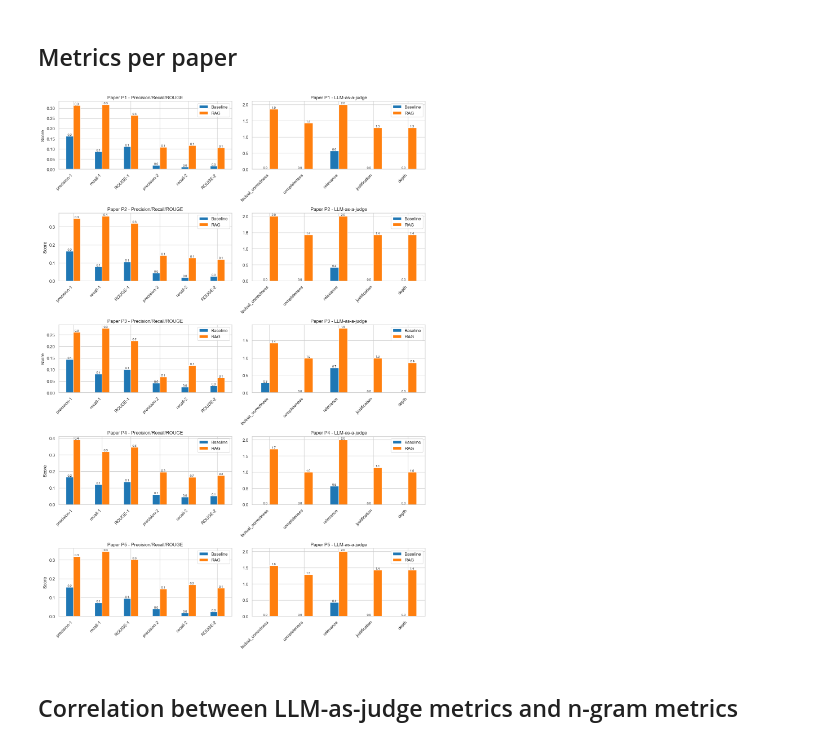
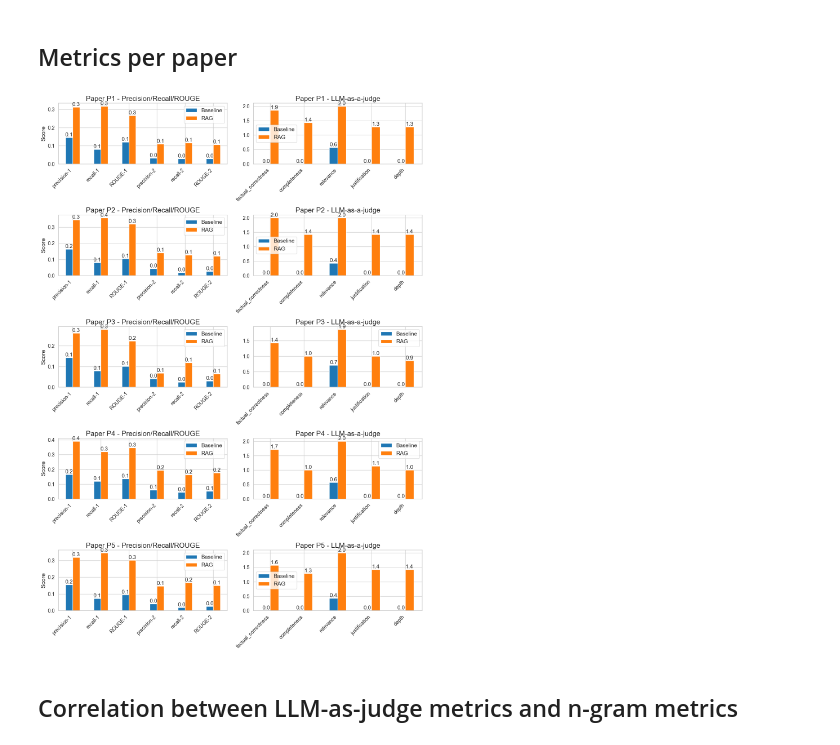
Before and after one commit to bennyhandball/Datenbanken, a Jupyter notebook: Experiment/evaluation.ipynb, the cells around one changed output. Drawn from its saved outputs; the diff is of its cells as text; code cells hidden in the pictures.

```diff
--- a/Experiment/evaluation.ipynb
+++ b/Experiment/evaluation.ipynb
@@ -113,28 +193,37 @@ plt.show()
 # %%
 papers = sorted(baseline['paper'].unique())
 fig, axes = plt.subplots(len(papers), 2, figsize=(14, 4*len(papers)))
 for idx, paper in enumerate(papers):
     b_group = baseline[baseline['paper']==paper]
     r_group = rag[rag['paper']==paper]
     avg_b_n = b_group[ngram_metrics].mean()
     avg_r_n = r_group[ngram_metrics].mean()
     avg_b_j = b_group[judge_metrics].mean()
     avg_r_j = r_group[judge_metrics].mean()
-    pd.DataFrame({'Baseline': avg_b_n, 'RAG': avg_r_n}).plot(kind='bar', ax=axes[idx,0], color=[palette['Baseline'], palette['RAG']])
-    axes[idx,0].set_ylabel('Score')
-    axes[idx,0].set_title(f'Paper {paper} - Precision/Recall/ROUGE')
-    pd.DataFrame({'Baseline': avg_b_j, 'RAG': avg_r_j}).plot(kind='bar', ax=axes[idx,1], color=[palette['Baseline'], palette['RAG']])
-    axes[idx,1].set_title(f'Paper {paper} - LLM-as-a-judge')
+    pd.DataFrame({'Baseline': avg_b_n, 'RAG': avg_r_n}).plot(
+        kind='bar', ax=axes[idx,0], color=[palette['Baseline'], palette['RAG']])
+    axes[idx,0].set_ylabel('Score', fontsize=label_fontsize)
+    axes[idx,0].set_title(f'Paper {paper} - Precision/Recall/ROUGE', fontsize=title_fontsize)
+    axes[idx,0].tick_params(axis='x', labelsize=tick_fontsize)
+    axes[idx,0].tick_params(axis='y', labelsize=tick_fontsize)
+    pd.DataFrame({'Baseline': avg_b_j, 'RAG': avg_r_j}).plot(
+        kind='bar', ax=axes[idx,1], color=[palette['Baseline'], palette['RAG']])
+    axes[idx,1].set_title(f'Paper {paper} - LLM-as-a-judge', fontsize=title_fontsize)
+    axes[idx,1].tick_params(axis='x', labelsize=tick_fontsize)
+    axes[idx,1].tick_params(axis='y', labelsize=tick_fontsize)
     for ax in axes[idx]:
         for p in ax.patches:
             height = p.get_height()
             label = f'{height:.1f}' if height <= 1 else f'{height:.1f}'
-            ax.annotate(label, (p.get_x()+p.get_width()/2., height), ha='center', va='bottom', fontsize=8)
-        ax.set_xticklabels(ax.get_xticklabels(), rotation=45, ha='right')
+            ax.annotate(label, (p.get_x()+p.get_width()/2., height),
+                        ha='center', va='bottom', fontsize=annot_fontsize)
+        ax.set_xticklabels(ax.get_xticklabels(), rotation=45, ha='right', fontsize=tick_fontsize)
+    axes[idx,0].legend(fontsize=legend_fontsize)
+    axes[idx,1].legend(fontsize=legend_fontsize)
 plt.tight_layout()
 plt.show()
 # %% [output]
-[figure, old version]
+[figure, new version]
 # %% [markdown]
 ## Correlation between LLM-as-judge metrics and n-gram metrics
 # %%
```
Also changed, not shown: parts of 6 cells of this notebook, 8 other files.
